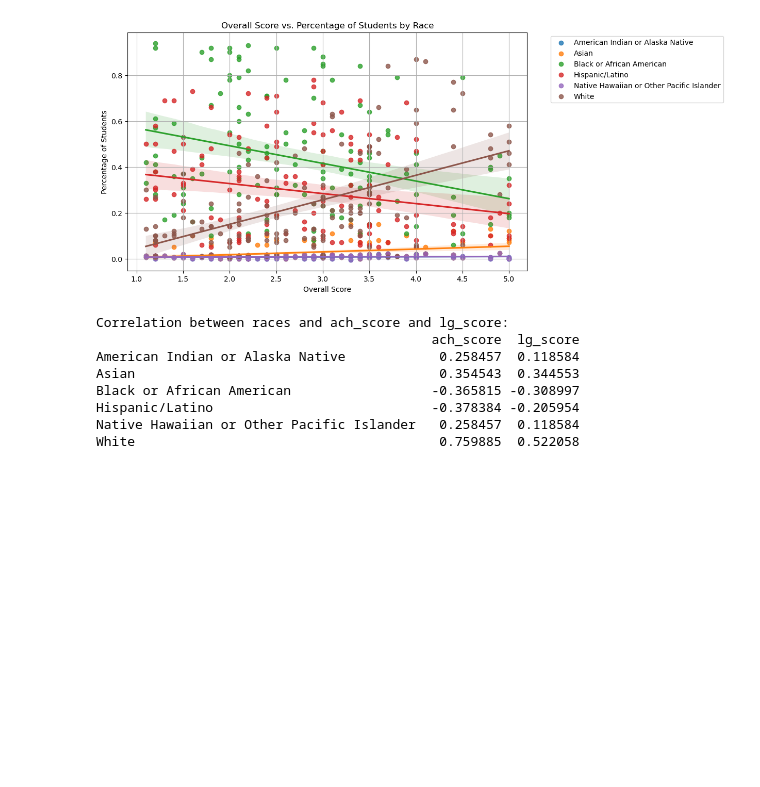
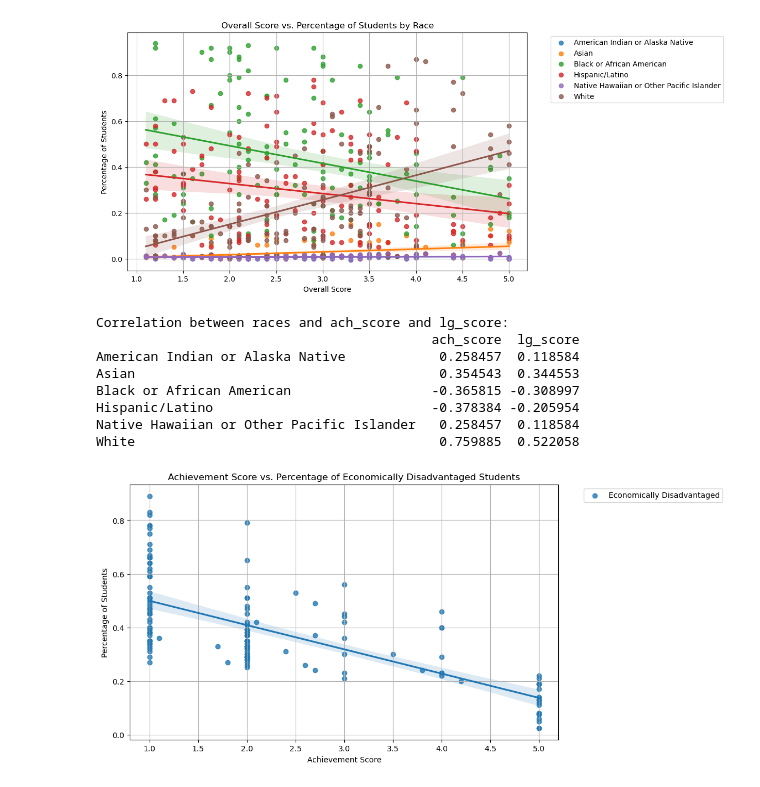
Before and after one commit to jessicabohannon/CAPSTONE, a Jupyter notebook: notebooks/capstone_eda.ipynb, the cells around one changed output. Saved outputs shown, nothing was run; the diff lists cells and outputs as text; code cells hidden in the pictures; blank space fills up the shorter version.

```diff
--- a/notebooks/capstone_eda.ipynb
+++ b/notebooks/capstone_eda.ipynb
@@ -346,3 +348,21 @@ Black or African American                  -0.365815 -0.308997
 Hispanic/Latino                            -0.378384 -0.205954
 Native Hawaiian or Other Pacific Islander   0.258457  0.118584
 White                                       0.759885  0.522058
+# %%
+# Scatterplot of Economically Disadvantaged and Achievement Score
+
+# Dropping rows with missing values
+selected = enrollment_and_academic[['ach_score', 'Economically Disadvantaged']].dropna()
+
+# Scatterplot with trendlines
+plt.figure(figsize=(10, 6))
+sns.regplot(data=selected, x='ach_score', y='Economically Disadvantaged', label='Economically Disadvantaged') # add scatter=False to show only trendlines
+
+plt.xlabel('Achievement Score')
+plt.ylabel('Percentage of Students')
+plt.title('Achievement Score vs. Percentage of Economically Disadvantaged Students')
+plt.legend(bbox_to_anchor=(1.05, 1), loc='upper left')
+plt.grid(True)
+plt.show()
+# %% [output]
+[figure, added]
```
Also changed, not shown: parts of 12 cells of this notebook.
